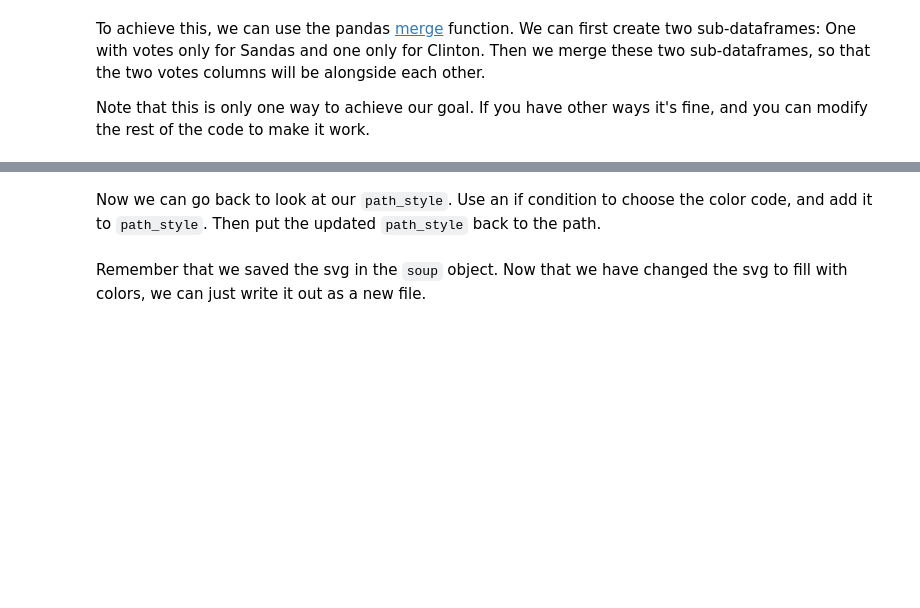
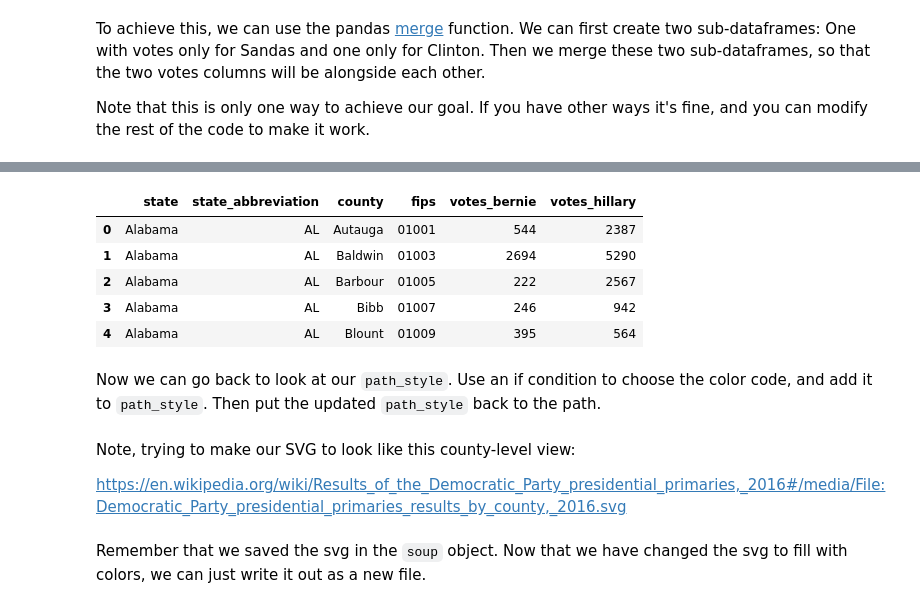
Before and after one commit to muftring/iu-datavis, a Jupyter notebook: week-13/w13_lab_uftring_michael.ipynb, the cells around one changed output, grey strips where cells are left out. Saved outputs shown, nothing was run; the diff lists cells and outputs as text; code cells hidden in the pictures; blank space fills up the shorter version.

Commit message:
Lab 13: notebook part (US, democratic primary, results map)

```diff
--- a/week-13/w13_lab_uftring_michael.ipynb
+++ b/week-13/w13_lab_uftring_michael.ipynb
@@ -129,0 +156,10 @@ Note that this is only one way to achieve our goal. If you have other ways it's
+# %%
+# select the data for each candidate into separate DataFrames
+bernie  = results[results.candidate=='Bernie Sanders']
+hillary = results[results.candidate=='Hillary Clinton']
+# %%
+# drop extraneous columns
+extraneous = ['party', 'candidate', 'fraction_votes']
+
+bernie.drop(extraneous, axis=1, inplace=True)
+hillary.drop(extraneous, axis=1, inplace=True)
@@ -129,0 +175,4 @@ Note that this is only one way to achieve our goal. If you have other ways it's
+# %%
+# rename the `votes` column
+bernie.rename(columns={'votes': 'votes_bernie'}, inplace=True)
+hillary.rename(columns={'votes': 'votes_hillary'}, inplace=True)
@@ -130,2 +202,18 @@ Note that this is only one way to achieve our goal. If you have other ways it's
+# %%
+# merge the two DataFrames
+merged = bernie.merge(hillary)
+# %%
+merged.head()
+# %% [output]
+|  | state | state_abbreviation | county | fips | votes_bernie | votes_hillary |
+| 0 | Alabama | AL | Autauga | 01001 | 544 | 2387 |
+| 1 | Alabama | AL | Baldwin | 01003 | 2694 | 5290 |
+| 2 | Alabama | AL | Barbour | 01005 | 222 | 2567 |
+| 3 | Alabama | AL | Bibb | 01007 | 246 | 942 |
+| 4 | Alabama | AL | Blount | 01009 | 395 | 564 |
 # %% [markdown]
 Now we can go back to look at our `path_style`. Use an if condition to choose the color code, and add it to `path_style`. Then put the updated `path_style` back to the path.
+# %% [markdown]
+Note, trying to make our SVG to look like this county-level view:
+
+https://en.wikipedia.org/wiki/Results_of_the_Democratic_Party_presidential_primaries,_2016#/media/File:Democratic_Party_presidential_primaries_results_by_county,_2016.svg
```
Also changed, not shown: parts of 15 cells of this notebook, 5 other files.
